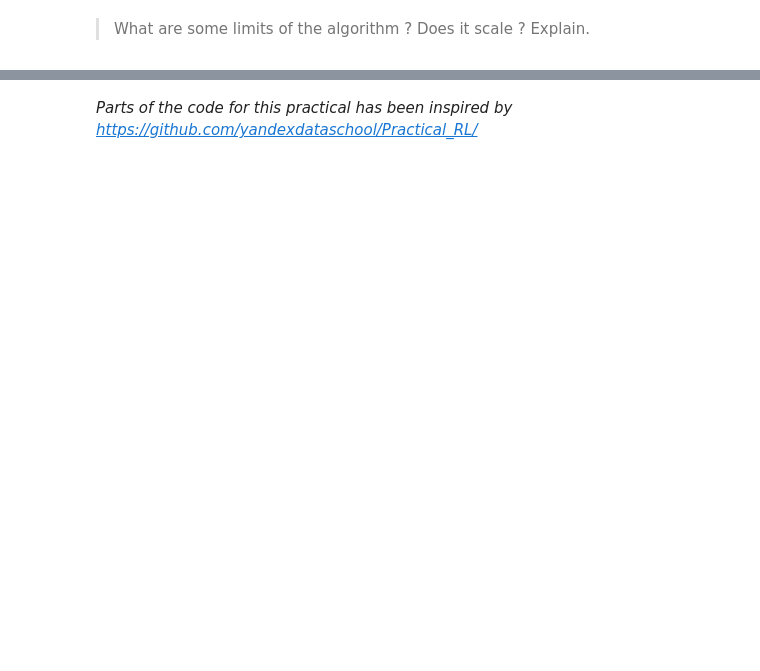
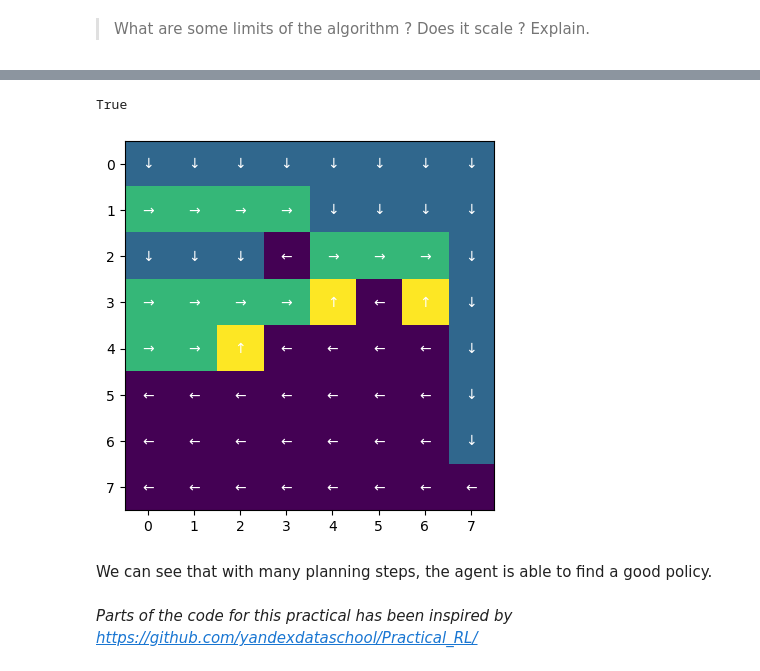
Before and after one commit to diegotg2000/ReinforcementLearning, a Jupyter notebook: TP_3/TP_3.ipynb, the cells around one changed output, grey strips where cells are left out. Cells and saved outputs as stored; diff of their text form; code cells hidden in the pictures; blank space fills up the shorter version.

```diff
--- a/TP_3/TP_3.ipynb
+++ b/TP_3/TP_3.ipynb
@@ -874,2 +745,27 @@ agent.explored_states
+# %%
+agent = DynaAgent(env)
+
+play_dyna(agent, n_steps=5000, planning_steps=100)
+# %%
+63 in agent.explored_states
+# %% [output]
+True
+# %%
+def get_policy(q):
+    return np.argmax(q, axis=1)
+# %%
+policy = get_policy(agent.q).reshape(8,8)
+# %%
+actions = list('←↓→↑')
+# %%
+plt.imshow(policy, cmap='viridis')
+for i in range(8):
+    for j in range(8):
+        plt.text(j, i, actions[policy[i, j]],
+                ha="center", va="center", color="w")
+# %% [output]
+[figure, added]
+# %% [markdown]
+We can see that with many planning steps, the agent is able to find a good policy.
 # %% [markdown]
 _Parts of the code for this practical has been inspired by https://github.com/yandexdataschool/Practical_RL/_
```
Also changed, not shown: parts of 52 cells of this notebook, 1 other file.
